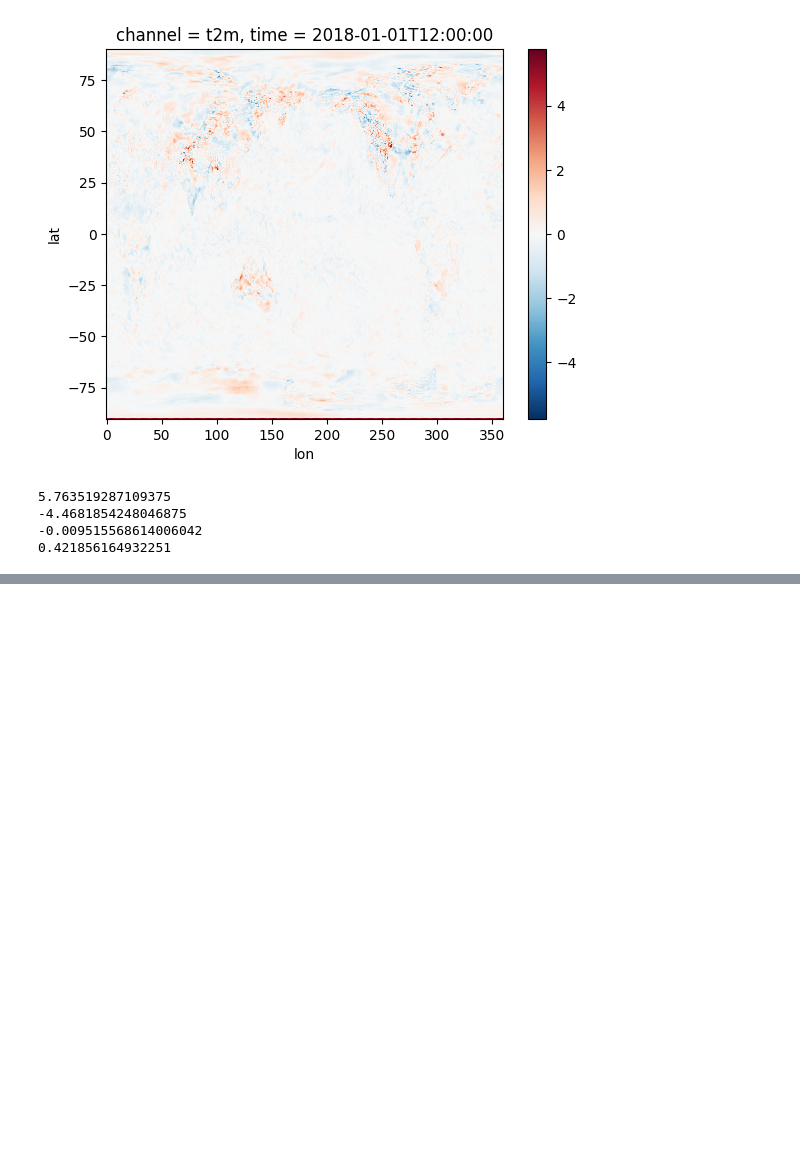
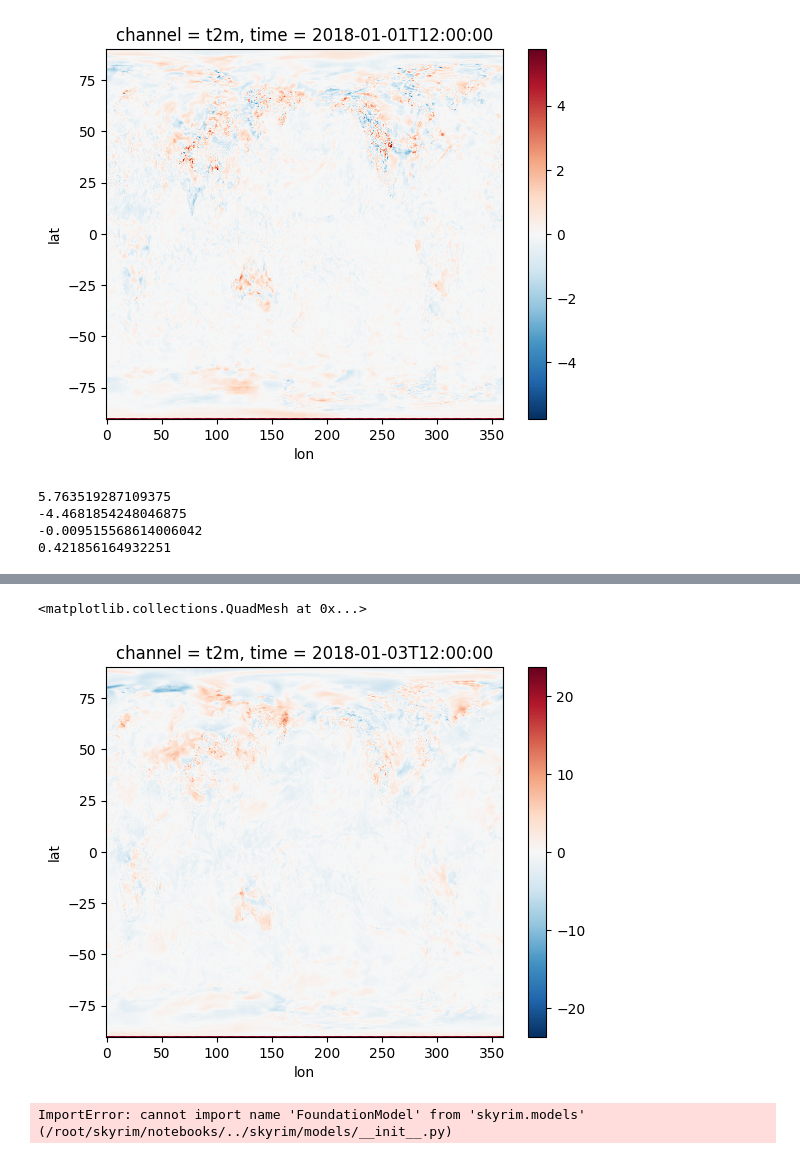
Before and after one commit to secondlaw-ai/skyrim, a Jupyter notebook: notebooks/pg_05_rollout.ipynb, the cells around one changed output, grey strips where cells are left out. Saved outputs shown, nothing was run; the diff lists cells and outputs as text; code cells hidden in the pictures; blank space fills up the shorter version.

```diff
--- a/notebooks/pg_05_rollout.ipynb
+++ b/notebooks/pg_05_rollout.ipynb
@@ -124,0 +174,13 @@ tenth_state_cds = model.predict_one_step(start_time=cds_start_time)
+# %%
+diff = tenth_state.isel(time=1) - tenth_state_truth
+diff.sel(channel="t2m").squeeze().plot()
+# %% [output]
+<matplotlib.collections.QuadMesh at 0x...>
+[figure, added]
+# %%
+import sys
+sys.path.append("..")
+from skyrim.models import FoundationModel
+FoundationModel.in_channel_names
+# %% [output]
+ImportError: cannot import name 'FoundationModel' from 'skyrim.models' (/root/skyrim/notebooks/../skyrim/models/__init__.py)
```
Also changed, not shown: parts of 7 cells of this notebook, 14 other files.
